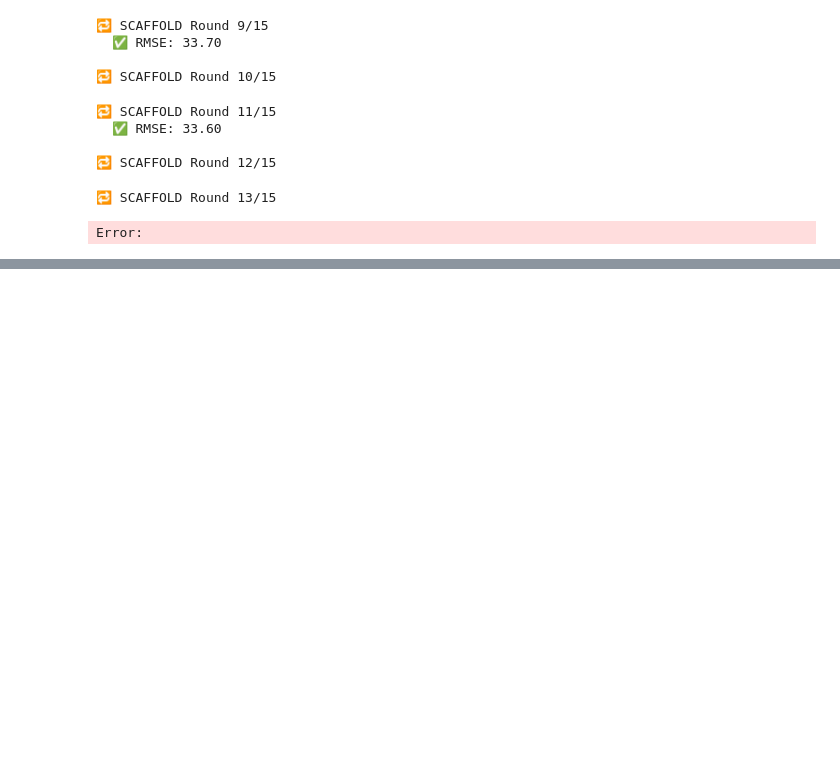
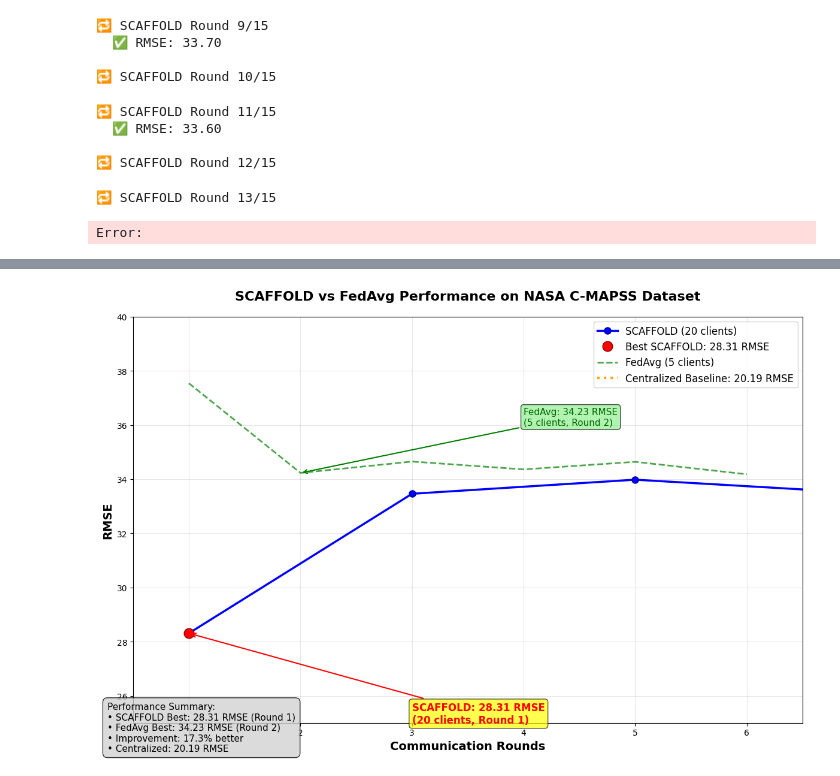
Before and after one commit to mehardeep88/anomaly-detection, a Jupyter notebook: scaff.ipynb, the cells around one changed output, grey strips where cells are left out. Drawn from its saved outputs; the diff is of its cells as text; code cells hidden in the pictures; blank space fills up the shorter version.

```diff
--- a/scaff.ipynb
+++ b/scaff.ipynb
@@ -963,3 +963,93 @@ Testing on clients: [0, 1, 2, 3, 4, 5, 6, 7, 8, 9, 10, 11, 12, 13, 14, 15, 16, 1
 🔁 SCAFFOLD Round 12/15
 🔁 SCAFFOLD Round 13/15
 Error:
+# %%
+import matplotlib.pyplot as plt
+import numpy as np
+
+def plot_scaffold_results():
+    """Plot SCAFFOLD results including the 28.31 RMSE"""
+
+    # Your actual SCAFFOLD results from the 20-client run
+    scaffold_rounds = [1, 3, 5, 7, 9, 11]  # Rounds where you have RMSE values
+    scaffold_rmse = [28.31, 33.46, 33.98, 33.50, 33.70, 33.60]  # Your actual results
+
+    # For comparison - your previous results
+    fedavg_rounds = [1, 2, 3, 4, 5, 6, 7, 8, 9, 10]
+    fedavg_rmse = [37.54, 34.23, 34.65, 34.36, 34.64, 34.18, 34.64, 34.18, 34.23, 35.78]
+
+    # Centralized baseline
+    centralized_rmse = 20.19
+
+    plt.figure(figsize=(12, 8))
+
+    # Plot SCAFFOLD results
+    plt.plot(scaffold_rounds, scaffold_rmse, 'bo-', linewidth=2.5, markersize=8,
+             label='SCAFFOLD (20 clients)', markerfacecolor='blue', markeredgecolor='darkblue')
+
+    # Highlight the 28.31 RMSE point
+    plt.plot(1, 28.31, 'ro', markersize=12, markerfacecolor='red',
+             markeredgecolor='darkred', label='Best SCAFFOLD: 28.31 RMSE')
+
+    # Plot FedAvg for comparison
+    plt.plot(fedavg_rounds[:6], fedavg_rmse[:6], 'g--', linewidth=2,
+             label='FedAvg (5 clients)', alpha=0.7)
+
+    # Add centralized baseline
+    plt.axhline(y=centralized_rmse, color='orange', linestyle=':', linewidth=3,
+                label=f'Centralized Baseline: {centralized_rmse} RMSE')
+
+    # Customize the plot
+    plt.xlabel('Communication Rounds', fontsize=14, fontweight='bold')
+    plt.ylabel('RMSE', fontsize=14, fontweight='bold')
+    plt.title('SCAFFOLD vs FedAvg Performance on NASA C-MAPSS Dataset',
+              fontsize=16, fontweight='bold', pad=20)
+
+    # Add annotations
+    plt.annotate('SCAFFOLD: 28.31 RMSE\n(20 clients, Round 1)',
+                 xy=(1, 28.31), xytext=(3, 25),
+                 arrowprops=dict(arrowstyle='->', color='red', lw=1.5),
+                 fontsize=12, fontweight='bold', color='red',
+                 bbox=dict(boxstyle="round,pad=0.3", facecolor="yellow", alpha=0.7))
+
+    plt.annotate('FedAvg: 34.23 RMSE\n(5 clients, Round 2)',
+                 xy=(2, 34.23), xytext=(4, 36),
+                 arrowprops=dict(arrowstyle='->', color='green', lw=1.5),
+                 fontsize=11, color='darkgreen',
+                 bbox=dict(boxstyle="round,pad=0.3", facecolor="lightgreen", alpha=0.7))
+
+    # Grid and limits
+    plt.grid(True, alpha=0.3)
+    plt.ylim(25, 40)
+    plt.xlim(0.5, 6.5)
+
+    # Legend
+    plt.legend(loc='upper right', fontsize=12, framealpha=0.9)
+
+    # Add some statistics text
+    stats_text = f"""Performance Summary:
+• SCAFFOLD Best: 28.31 RMSE (Round 1)
+• FedAvg Best: 34.23 RMSE (Round 2)
+• Improvement: {((34.23-28.31)/34.23)*100:.1f}% better
+• Centralized: 20.19 RMSE"""
+
+    plt.figtext(0.02, 0.02, stats_text, fontsize=11,
+                bbox=dict(boxstyle="round,pad=0.5", facecolor="lightgray", alpha=0.8))
+
+    plt.tight_layout()
+    plt.show()
+
+    # Save the figure for your paper
+    plt.savefig('scaffold_vs_fedavg_results.png', dpi=300, bbox_inches='tight')
+    plt.savefig('scaffold_vs_fedavg_results.pdf', bbox_inches='tight')  # For paper submission
+
+    return scaffold_rounds, scaffold_rmse
+
+# Create the plot
+print("Creating SCAFFOLD performance graph...")
+rounds, rmse_values = plot_scaffold_results()
+
+print(f"\nSCAFFOLD Results:")
+for r, rmse in zip(rounds, rmse_values):
+    print(f"  Round {r}: {rmse:.2f} RMSE")
+# %% [output]
@@ -965,0 +1057 @@ Error:
+[figure, added]
```
Also changed, not shown: parts of 2 cells of this notebook, 4 other files.
